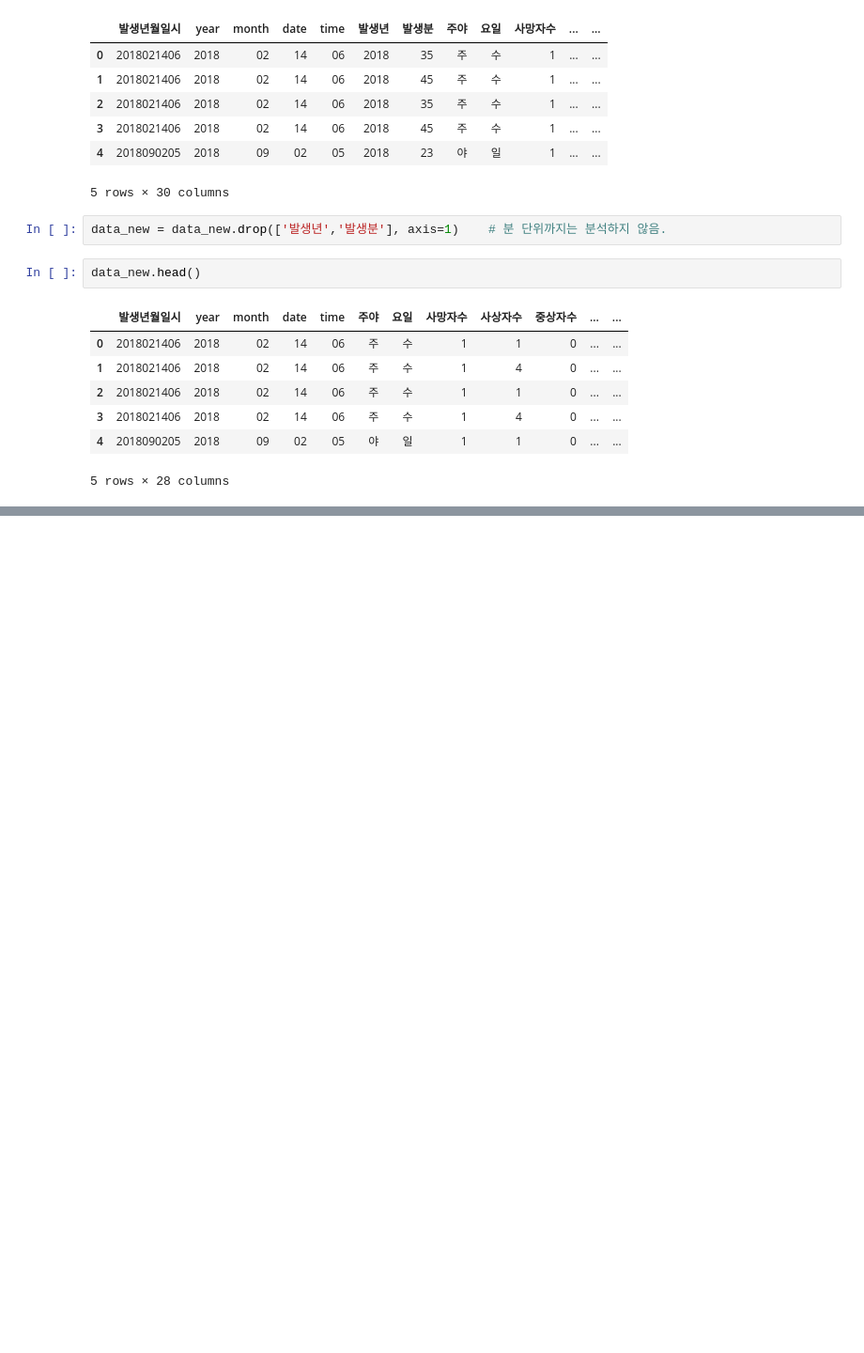
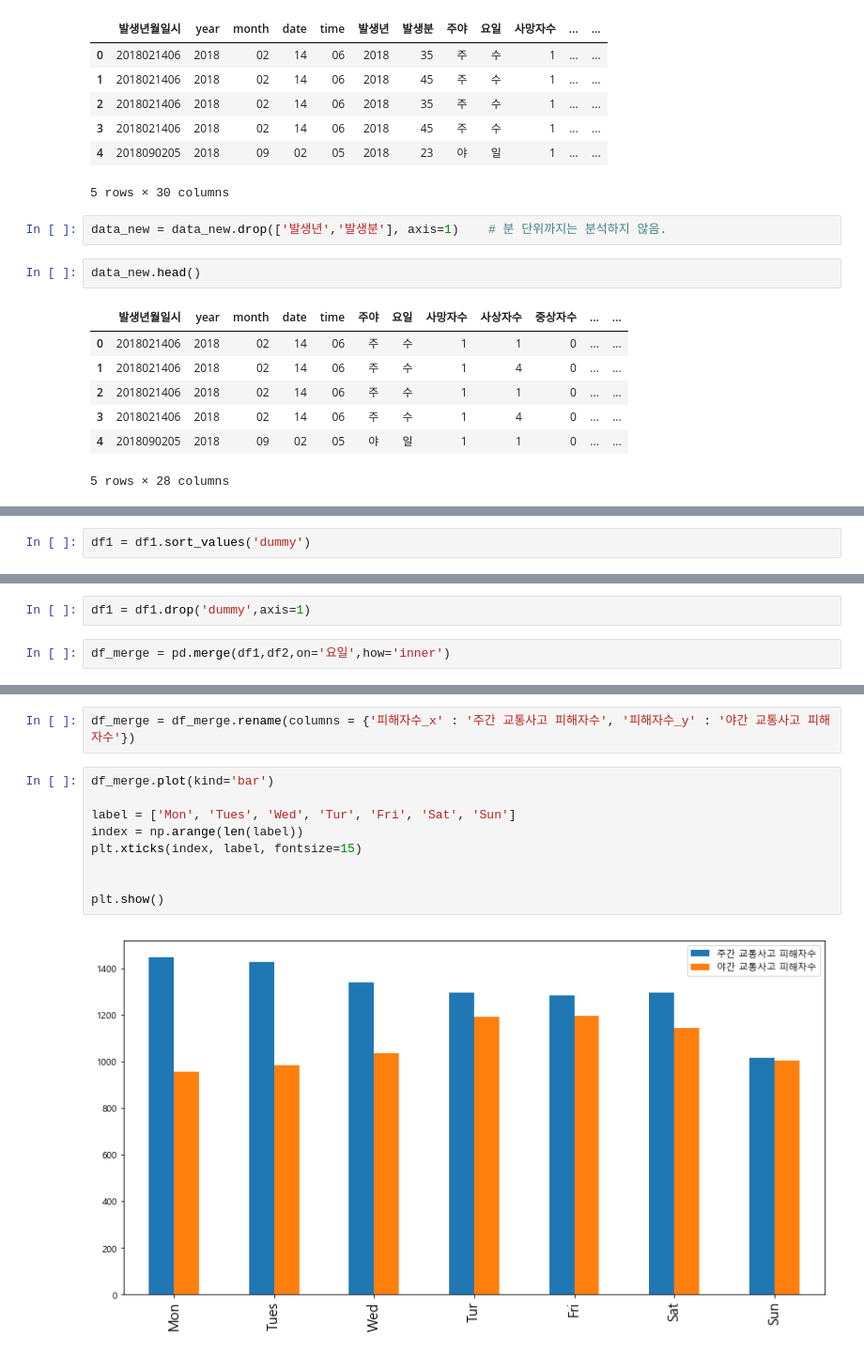
Before and after one commit to cybermin/PythonData, a Jupyter notebook: 과제2/201711547/201711547 구재관.ipynb, the cells around one changed output, grey strips where cells are left out. Shown at 94% size. Drawn from its saved outputs; the diff is of its cells as text; blank space fills up the shorter version.

```diff
--- a/과제2/201711547/201711547 구재관.ipynb
+++ b/과제2/201711547/201711547 구재관.ipynb
@@ -407,0 +498,2 @@ data_new.head()
+# %%
+df1 = df1.sort_values('dummy')
@@ -407,0 +511,4 @@ data_new.head()
+# %%
+df1 = df1.drop('dummy',axis=1)
+# %%
+df_merge = pd.merge(df1,df2,on='요일',how='inner')
@@ -407,0 +526,13 @@ data_new.head()
+# %%
+df_merge = df_merge.rename(columns = {'피해자수_x' : '주간 교통사고 피해자수', '피해자수_y' : '야간 교통사고 피해자수'})
+# %%
+df_merge.plot(kind='bar')
+
+label = ['Mon', 'Tues', 'Wed', 'Tur', 'Fri', 'Sat', 'Sun']
+index = np.arange(len(label))
+plt.xticks(index, label, fontsize=15)
+
+
+plt.show()
+# %% [output]
+[figure, added]
```
Also changed, not shown: parts of 61 cells of this notebook, 1 other file.
